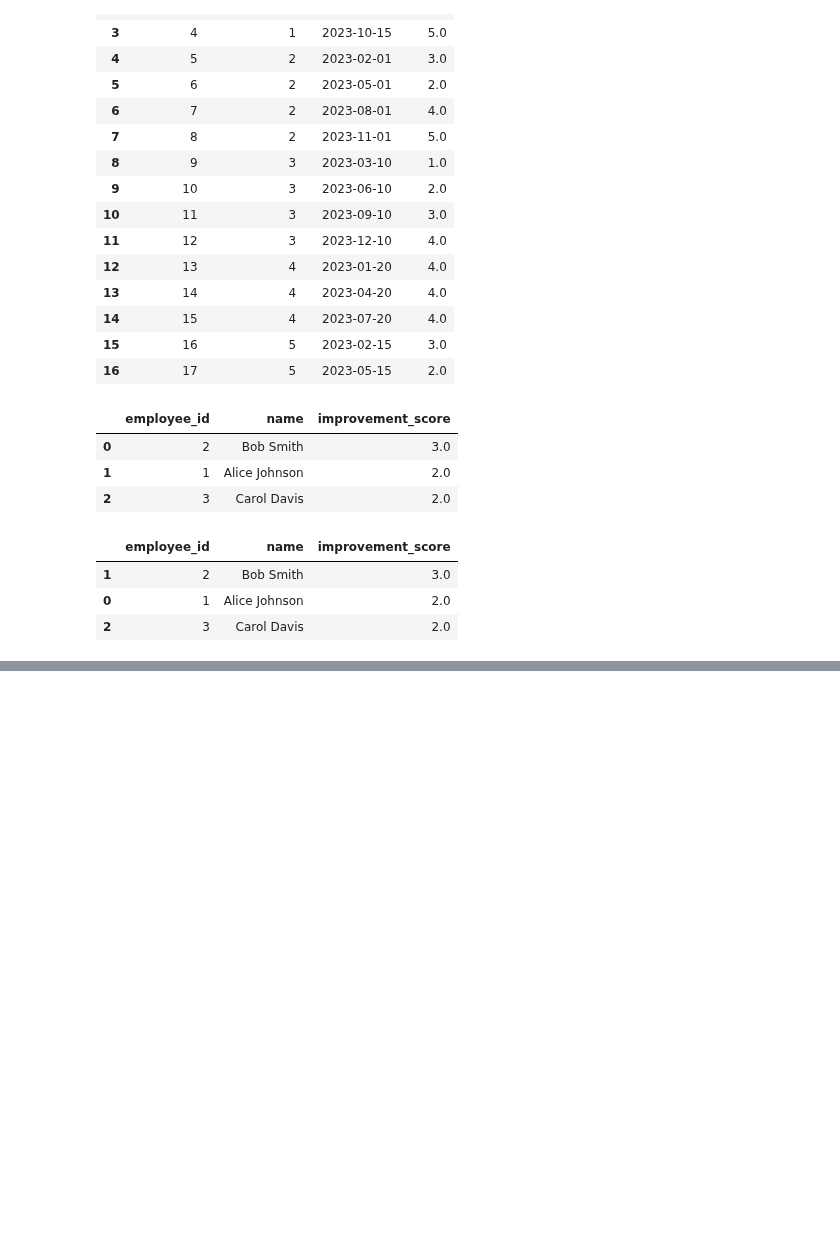
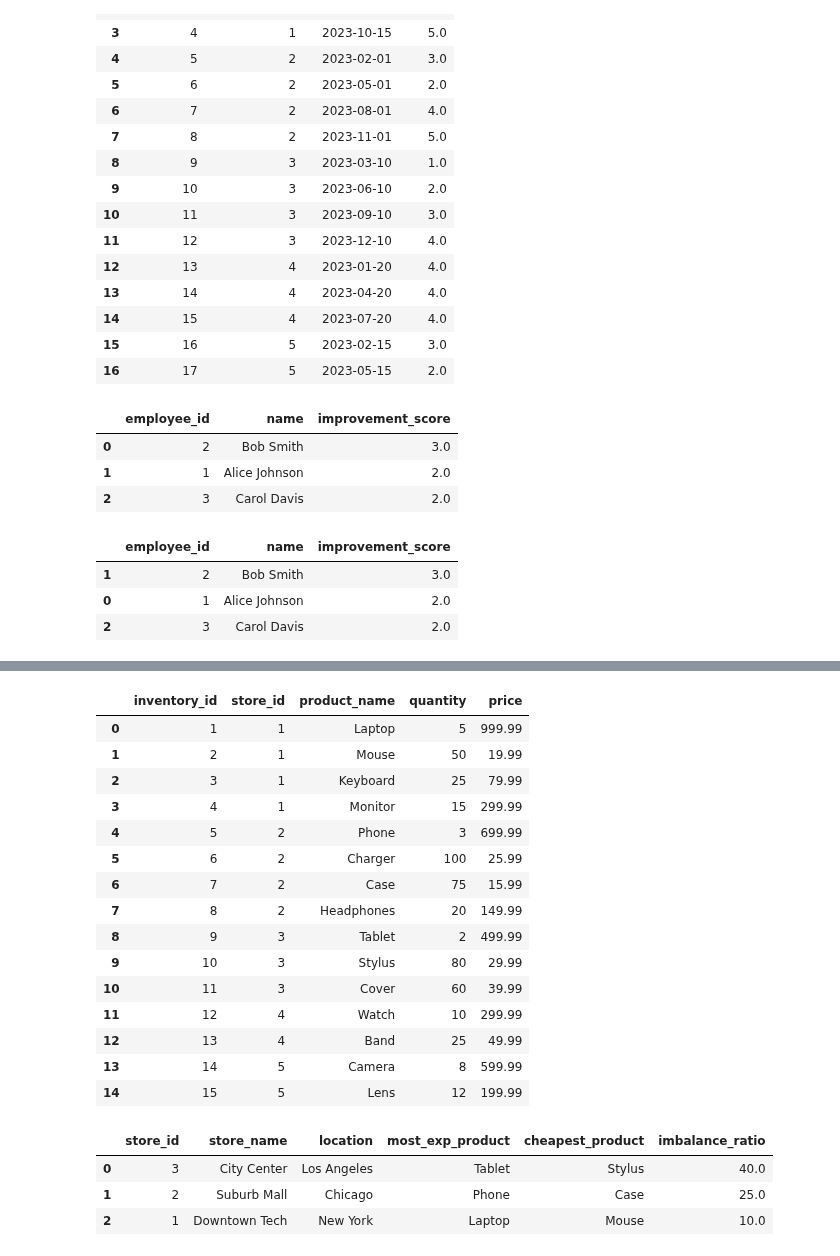
Before and after one commit to Praldmur/Tasks, a Jupyter notebook: LeetCode_Med.ipynb, the cells around one changed output, grey strips where cells are left out. Drawn from its saved outputs; the diff is of its cells as text; code cells hidden in the pictures; blank space fills up the shorter version.

```diff
--- a/LeetCode_Med.ipynb
+++ b/LeetCode_Med.ipynb
@@ -1816,0 +2099,4 @@ df[['employee_id', 'name', 'improvement_score']].sort_values(['improvement_score
+# %%
+data = [[1, 'Downtown Tech', 'New York'], [2, 'Suburb Mall', 'Chicago'], [3, 'City Center', 'Los Angeles'], [4, 'Corner Shop', 'Miami'], [5, 'Plaza Store', 'Seattle']]
+stores = pd.DataFrame(data, columns=['store_id', 'store_name', 'location']).astype({'store_id': 'int64', 'store_name': 'string', 'location': 'string'})
+stores
@@ -1816,0 +2110,68 @@ df[['employee_id', 'name', 'improvement_score']].sort_values(['improvement_score
+# %%
+data = [[1, 1, 'Laptop', 5, 999.99], [2, 1, 'Mouse', 50, 19.99], [3, 1, 'Keyboard', 25, 79.99], [4, 1, 'Monitor', 15, 299.99], [5, 2, 'Phone', 3, 699.99], [6, 2, 'Charger', 100, 25.99], [7, 2, 'Case', 75, 15.99], [8, 2, 'Headphones', 20, 149.99], [9, 3, 'Tablet', 2, 499.99], [10, 3, 'Stylus', 80, 29.99], [11, 3, 'Cover', 60, 39.99], [12, 4, 'Watch', 10, 299.99], [13, 4, 'Band', 25, 49.99], [14, 5, 'Camera', 8, 599.99], [15, 5, 'Lens', 12, 199.99]]
+inventory = pd.DataFrame(data, columns=['inventory_id', 'store_id', 'product_name', 'quantity', 'price']).astype({'inventory_id': 'int64', 'store_id': 'int64', 'product_name': 'string', 'quantity': 'int64', 'price': 'float64'})
+inventory
+# %% [output]
+|  | inventory_id | store_id | product_name | quantity | price |
+| 0 | 1 | 1 | Laptop | 5 | 999.99 |
+| 1 | 2 | 1 | Mouse | 50 | 19.99 |
+| 2 | 3 | 1 | Keyboard | 25 | 79.99 |
+| 3 | 4 | 1 | Monitor | 15 | 299.99 |
+| 4 | 5 | 2 | Phone | 3 | 699.99 |
+| 5 | 6 | 2 | Charger | 100 | 25.99 |
+| 6 | 7 | 2 | Case | 75 | 15.99 |
+| 7 | 8 | 2 | Headphones | 20 | 149.99 |
+| 8 | 9 | 3 | Tablet | 2 | 499.99 |
+| 9 | 10 | 3 | Stylus | 80 | 29.99 |
+| 10 | 11 | 3 | Cover | 60 | 39.99 |
+| 11 | 12 | 4 | Watch | 10 | 299.99 |
+| 12 | 13 | 4 | Band | 25 | 49.99 |
+| 13 | 14 | 5 | Camera | 8 | 599.99 |
+| 14 | 15 | 5 | Lens | 12 | 199.99 |
+# %%
+query = """
+WITH process_1 AS (
+	SELECT
+        i.store_id ,
+        store_name, location,
+        MAX(price) max_price,
+        MIN(price) min_price
+	FROM inventory i
+    INNER JOIN stores s ON i.store_id = s.store_id
+	GROUP BY i.store_id , store_name, location
+	HAVING COUNT(DISTINCT product_name) > 2
+)
+, process_2 AS (
+	SELECT
+        i.store_id,
+        p.store_name,
+        p.location,
+        i.quantity,
+        i.product_name,
+        i.price
+	FROM inventory i
+	INNER JOIN process_1 p
+        ON i.store_id = p.store_id
+        AND (i.price = p.max_price OR i.price = p.min_price )
+)
+SELECT
+    p.store_id,
+    p.store_name,
+    p.location,
+    p1.product_name most_exp_product,
+    p.product_name cheapest_product,
+    round( p.quantity::numeric / p1.quantity , 2) imbalance_ratio
+FROM process_2 p INNER JOIN process_2 p1
+    ON p.store_id = p1.store_id
+    AND p.price < p1.price
+    AND p1.quantity < p.quantity
+ORDER BY
+    imbalance_ratio DESC,
+    p.store_name
+"""
+duckdb.query(query).to_df()
+# %% [output]
+|  | store_id | store_name | location | most_exp_product | cheapest_product | imbalance_ratio |
+| 0 | 3 | City Center | Los Angeles | Tablet | Stylus | 40.0 |
+| 1 | 2 | Suburb Mall | Chicago | Phone | Case | 25.0 |
+| 2 | 1 | Downtown Tech | New York | Laptop | Mouse | 10.0 |
```
Also changed, not shown: parts of 17 cells of this notebook.
